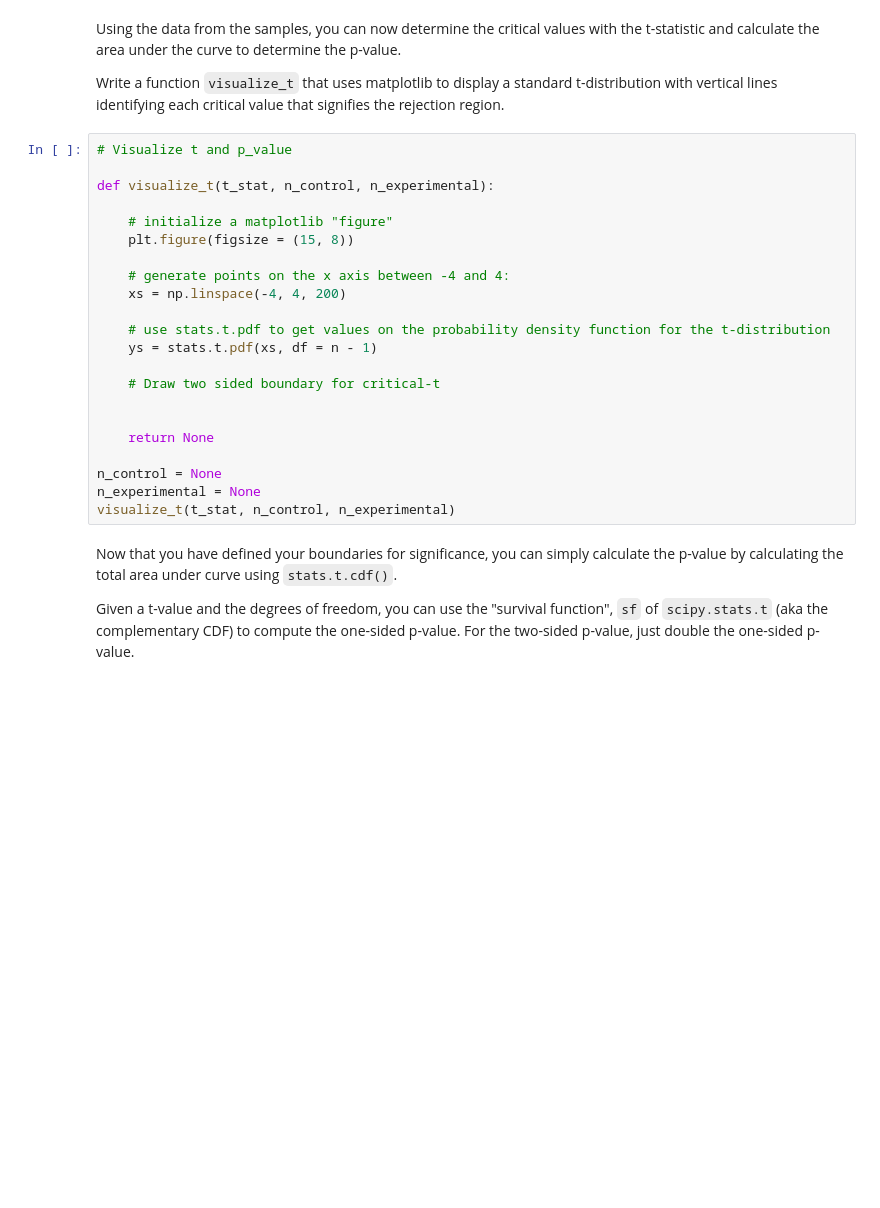
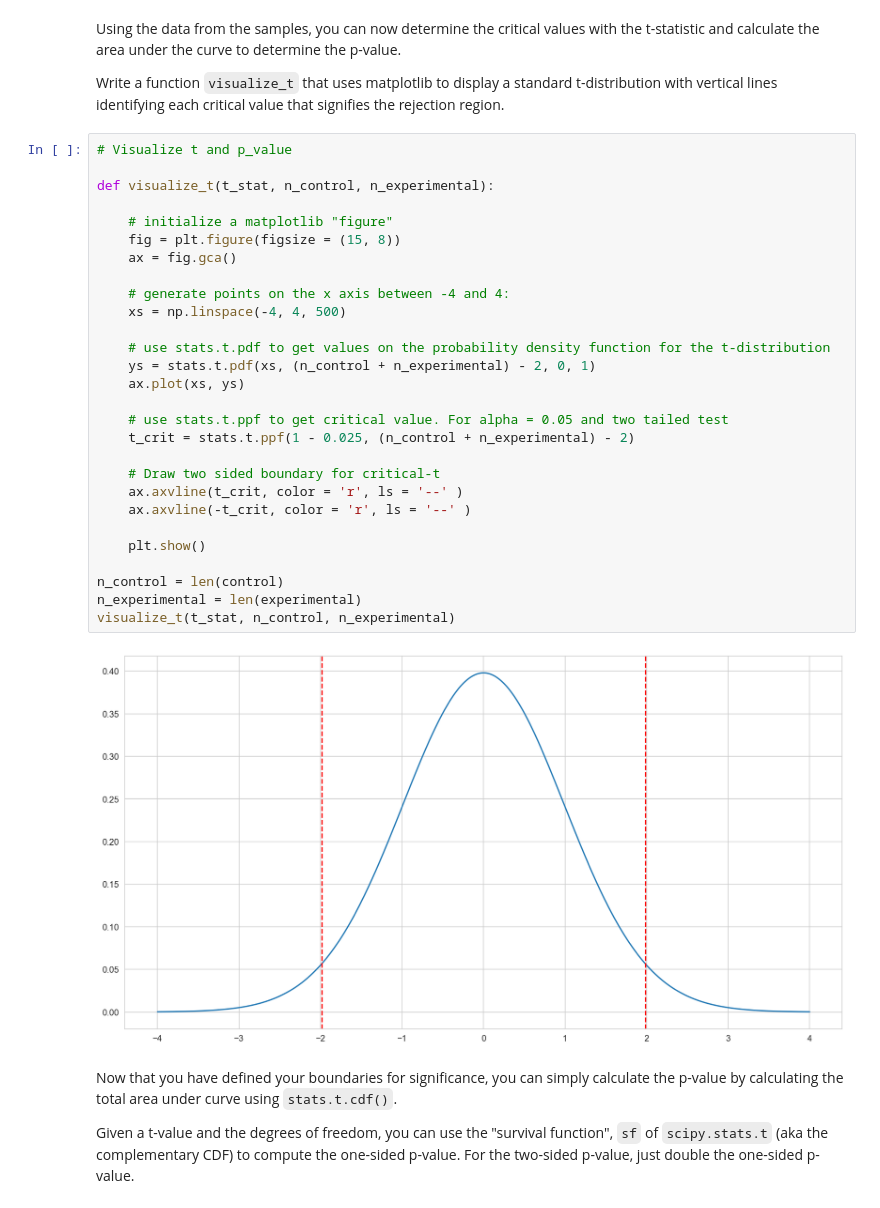
Before and after one commit to baotramduong/Data_Science_Module-2, a Jupyter notebook: Two Sample T-Test - Lab.ipynb, the cells around one changed output. Saved outputs shown, nothing was run; the diff lists cells and outputs as text; blank space fills up the shorter version.

```diff
--- a/Two Sample T-Test - Lab.ipynb
+++ b/Two Sample T-Test - Lab.ipynb
@@ -160,25 +160,33 @@ Write a function `visualize_t` that uses matplotlib to display a standard t-dist
 # %%
 # Visualize t and p_value
 
 def visualize_t(t_stat, n_control, n_experimental):
 
     # initialize a matplotlib "figure"
-    plt.figure(figsize = (15, 8))
+    fig = plt.figure(figsize = (15, 8))
+    ax = fig.gca()
 
     # generate points on the x axis between -4 and 4:
-    xs = np.linspace(-4, 4, 200)
+    xs = np.linspace(-4, 4, 500)
 
     # use stats.t.pdf to get values on the probability density function for the t-distribution
-    ys = stats.t.pdf(xs, df = n - 1)
+    ys = stats.t.pdf(xs, (n_control + n_experimental) - 2, 0, 1)
+    ax.plot(xs, ys)
+
+    # use stats.t.ppf to get critical value. For alpha = 0.05 and two tailed test
+    t_crit = stats.t.ppf(1 - 0.025, (n_control + n_experimental) - 2)
 
     # Draw two sided boundary for critical-t
+    ax.axvline(t_crit, color = 'r', ls = '--' )
+    ax.axvline(-t_crit, color = 'r', ls = '--' )
 
+    plt.show()
 
-    return None
-
-n_control = None
-n_experimental = None
+n_control = len(control)
+n_experimental = len(experimental)
 visualize_t(t_stat, n_control, n_experimental)
+# %% [output]
+[figure, added]
 # %% [markdown]
 Now that you have defined your boundaries for significance, you can simply calculate the p-value by calculating the total area under curve using `stats.t.cdf()`.
 
```
Also changed, not shown: parts of 2 cells of this notebook.
